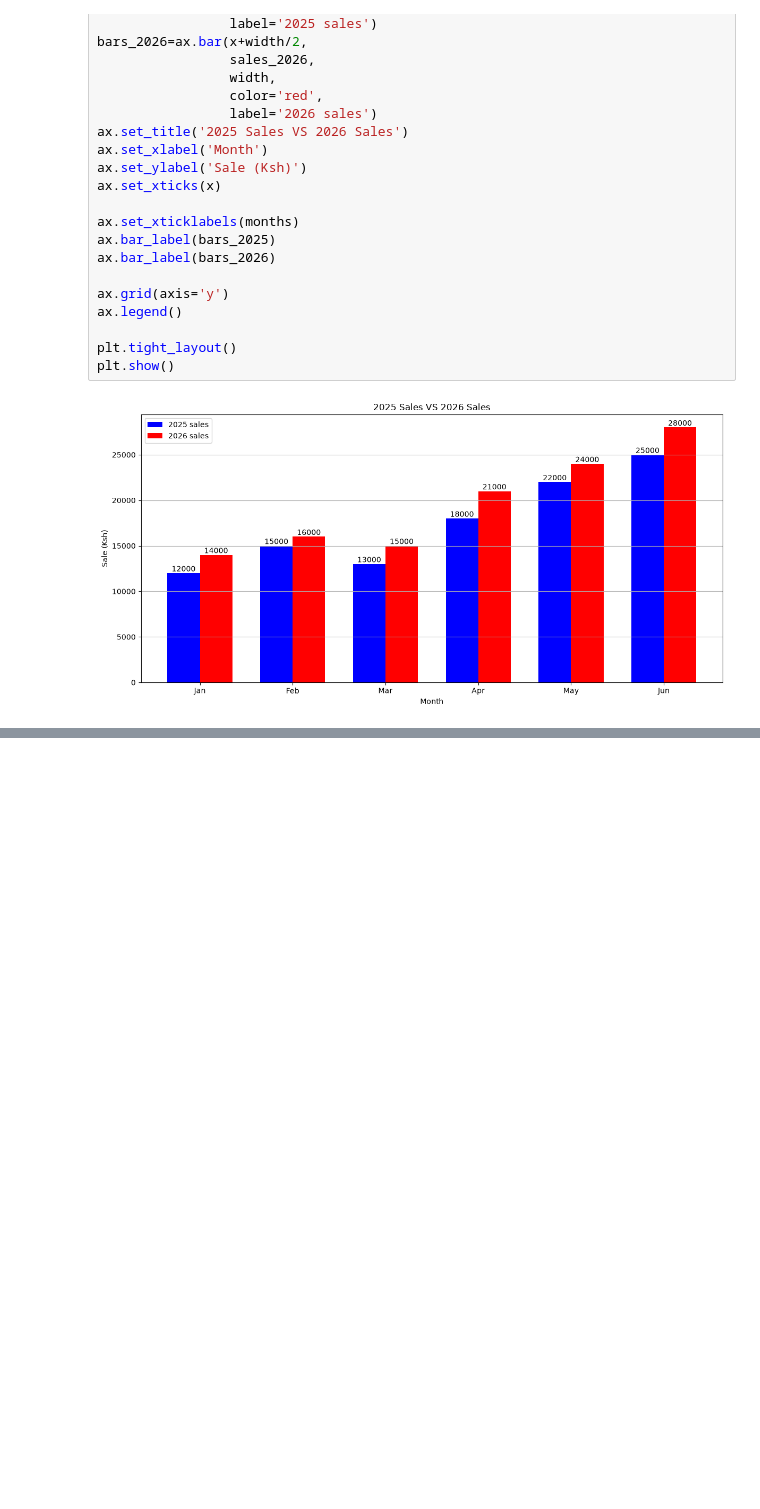
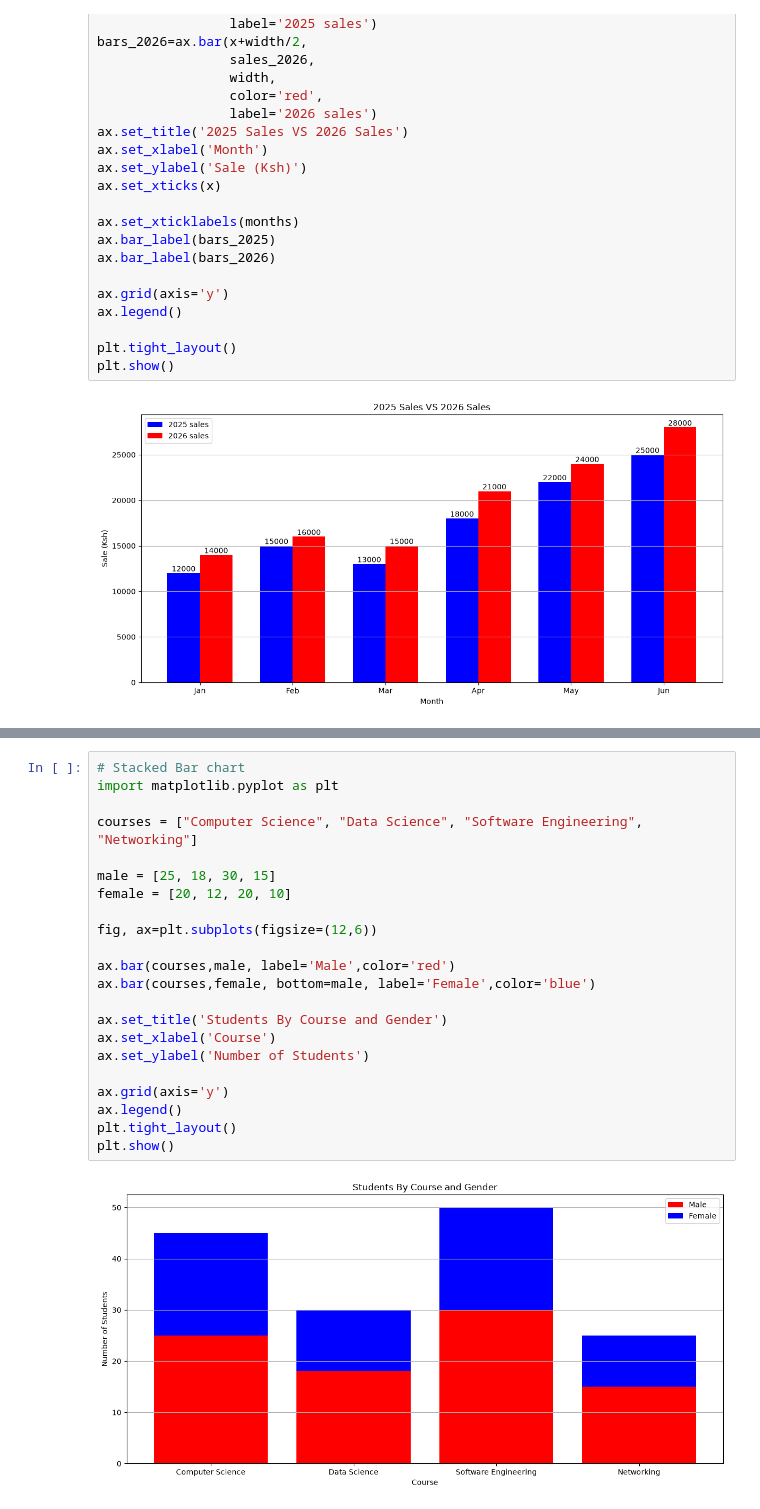
Before and after one commit to JV-254/DATA-SCIENCE-LEARNING-DOCUMENTATION, a Jupyter notebook: Matplotlib/Bars.ipynb, the cells around one changed output, grey strips where cells are left out. Cells and saved outputs as stored; diff of their text form; blank space fills up the shorter version.

```diff
--- a/Matplotlib/Bars.ipynb
+++ b/Matplotlib/Bars.ipynb
@@ -41,0 +103,24 @@ plt.show()
+# %%
+# Stacked Bar chart
+import matplotlib.pyplot as plt
+
+courses = ["Computer Science", "Data Science", "Software Engineering", "Networking"]
+
+male = [25, 18, 30, 15]
+female = [20, 12, 20, 10]
+
+fig, ax=plt.subplots(figsize=(12,6))
+
+ax.bar(courses,male, label='Male',color='red')
+ax.bar(courses,female, bottom=male, label='Female',color='blue')
+
+ax.set_title('Students By Course and Gender')
+ax.set_xlabel('Course')
+ax.set_ylabel('Number of Students')
+
+ax.grid(axis='y')
+ax.legend()
+plt.tight_layout()
+plt.show()
+# %% [output]
+[figure, added]
```
Also changed, not shown: parts of 4 cells of this notebook.
